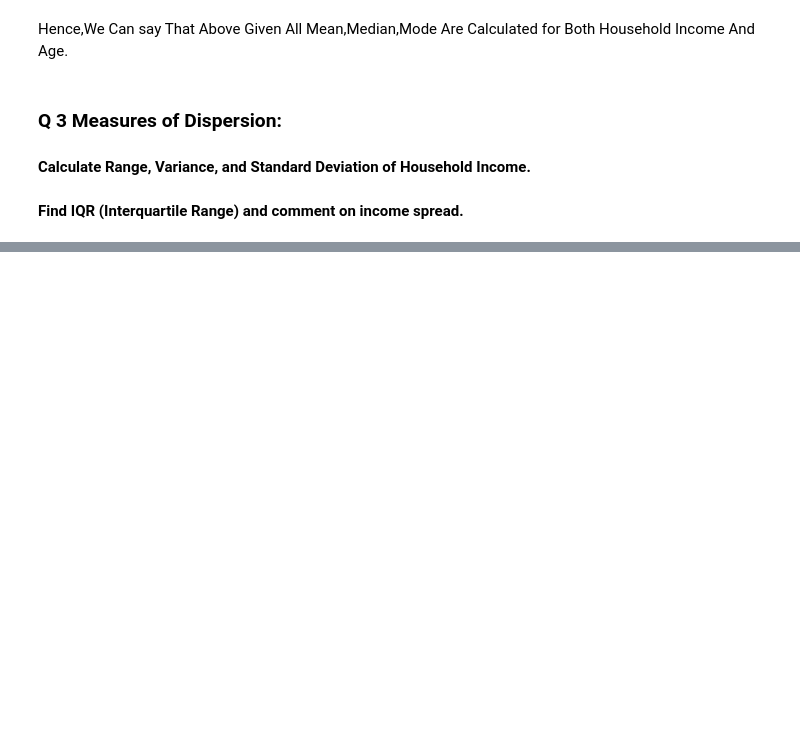
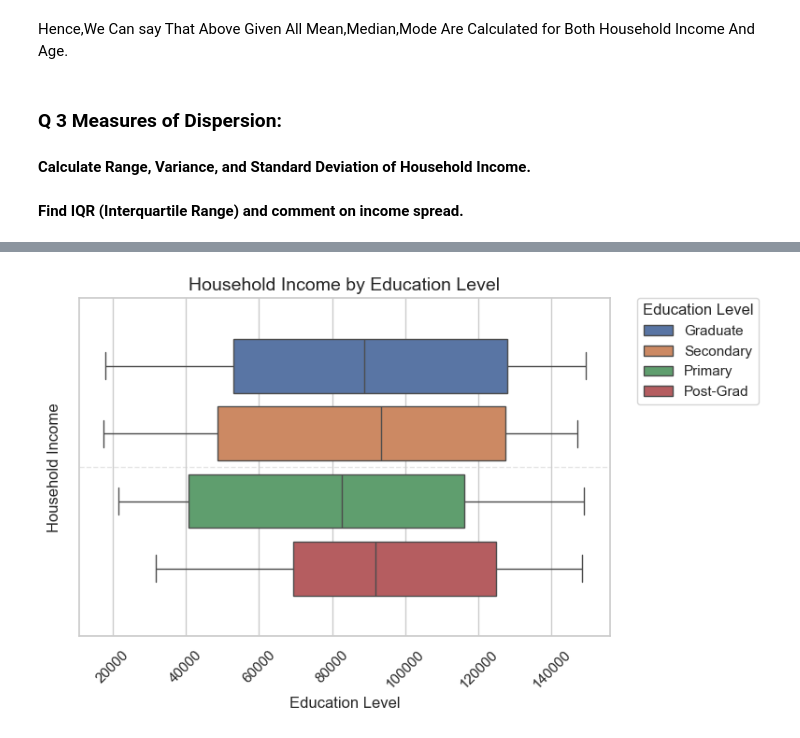
Before and after one commit to Namyashah/DescriptiveBooster_Mathematics_Stats, a Jupyter notebook: IncomeDistribution.ipynb, the cells around one changed output, grey strips where cells are left out. Drawn from its saved outputs; the diff is of its cells as text; code cells hidden in the pictures; blank space fills up the shorter version.

```diff
--- a/IncomeDistribution.ipynb
+++ b/IncomeDistribution.ipynb
@@ -180,0 +252,14 @@ Standard Deviation : 40810.19163832854
+# %%
+plt.figure(figsize=(8,5))
+sns.set_theme(style="whitegrid")
+sns.boxplot(data=dataset,x="Household_Income",hue="Education_Level", gap=0.2)
+plt.legend(title="Education Level", bbox_to_anchor=(1.05, 1), loc='upper left', borderaxespad=0.)
+plt.title("Household Income by Education Level", fontsize=14)
+plt.grid(axis='y', linestyle='--', alpha=0.5)
+plt.xlabel("Education Level")
+plt.ylabel("Household Income")
+plt.xticks(rotation=45)
+plt.tight_layout()
+plt.show()
+# %% [output]
+[figure, added]
```
Also changed, not shown: parts of 14 cells of this notebook, 3 other files.
